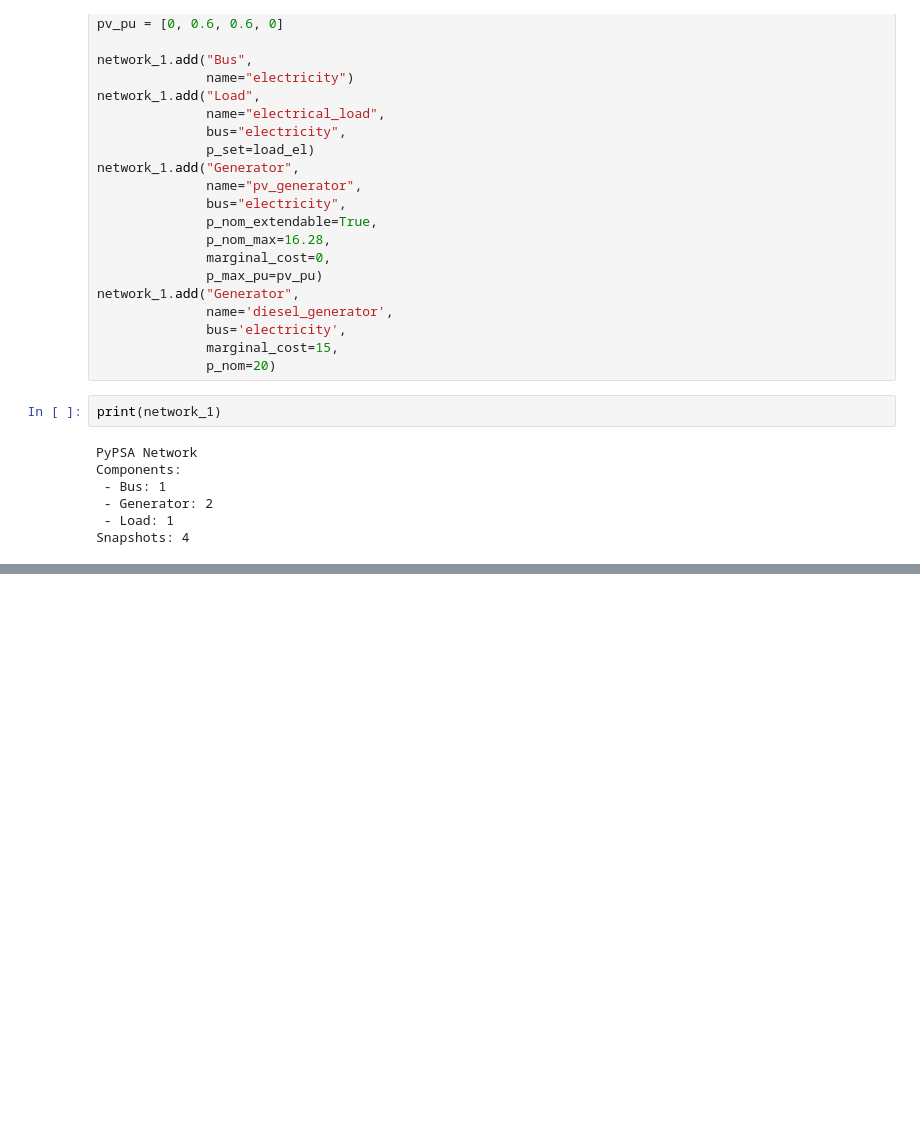
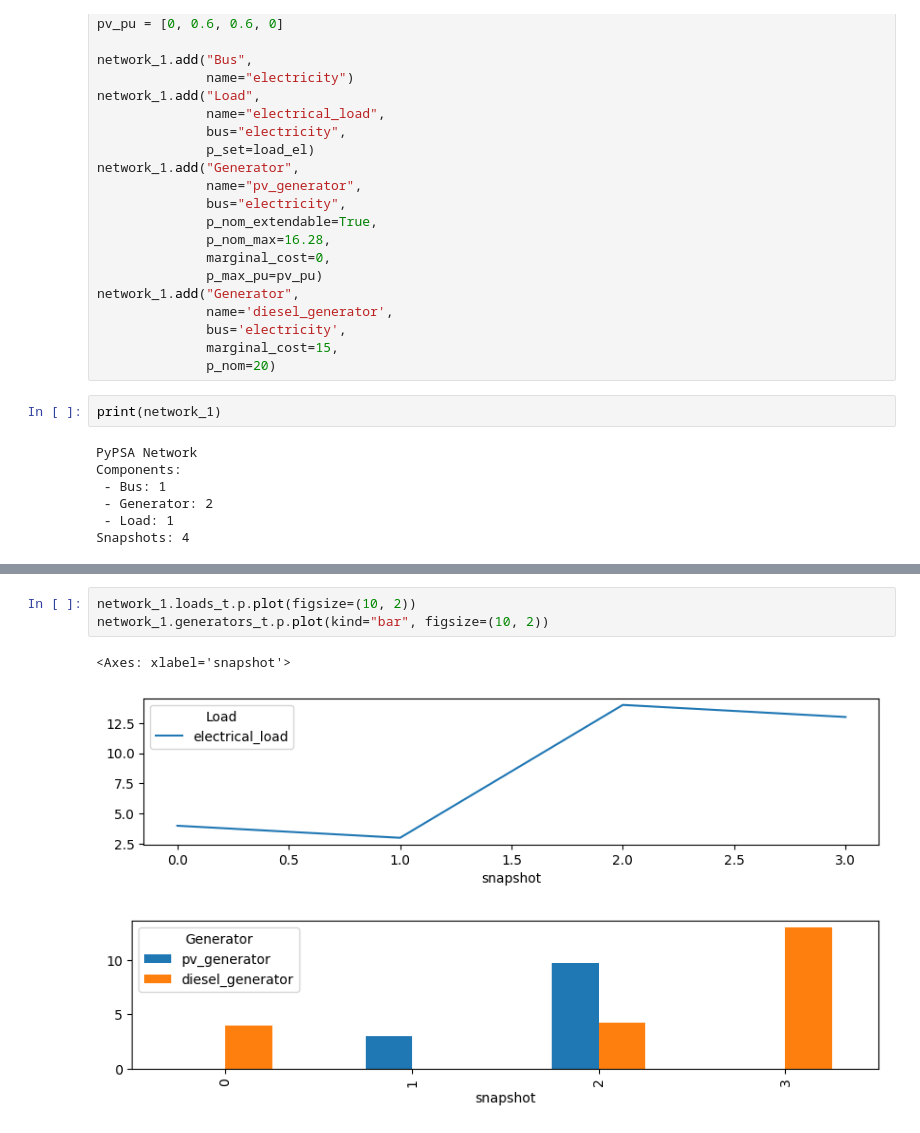
Before and after one commit to martin-hafemann/mmg, a Jupyter notebook: mmg.ipynb, the cells around one changed output, grey strips where cells are left out. Drawn from its saved outputs; the diff is of its cells as text; blank space fills up the shorter version.

```diff
--- a/mmg.ipynb
+++ b/mmg.ipynb
@@ -83,0 +94,7 @@ GurobiError: Version number is 11.0, license is for version 10.0
+# %%
+network_1.loads_t.p.plot(figsize=(10, 2))
+network_1.generators_t.p.plot(kind="bar", figsize=(10, 2))
+# %% [output]
+<Axes: xlabel='snapshot'>
+[figure, added]
+[figure, added]
```
Also changed, not shown: parts of 12 cells of this notebook, 1 other file.
